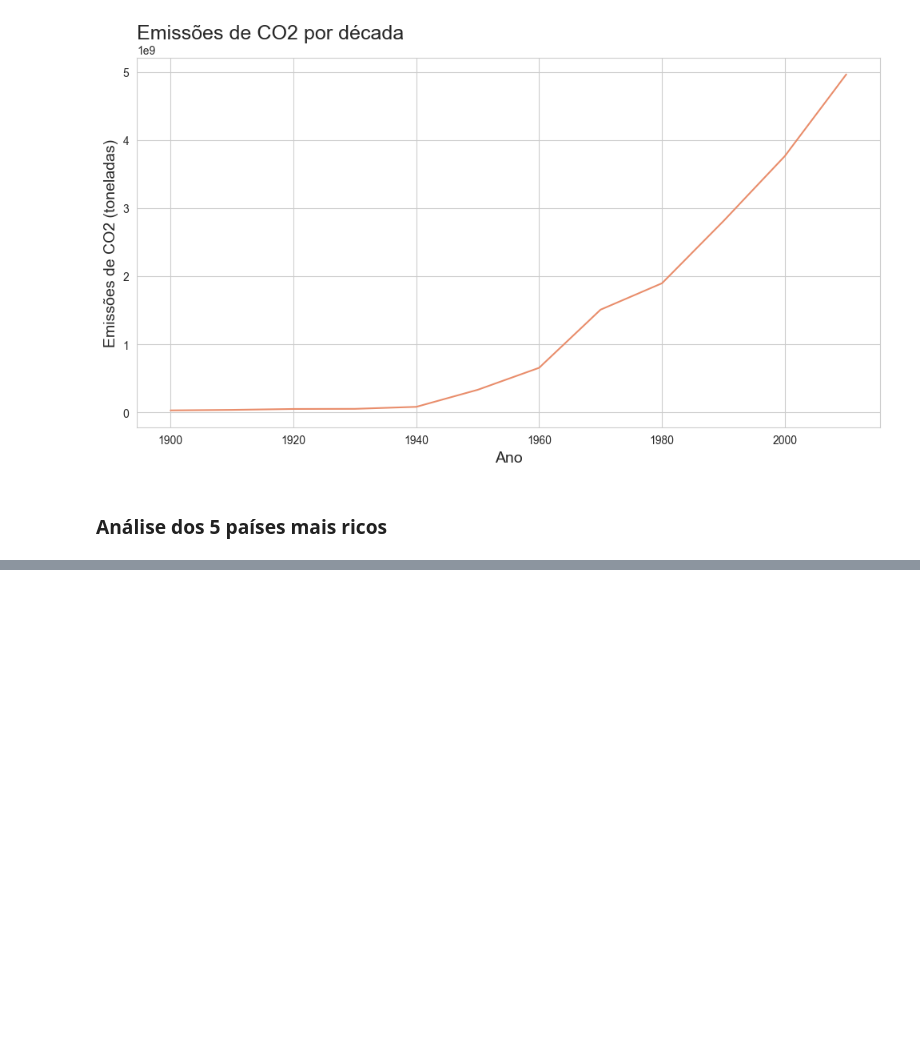
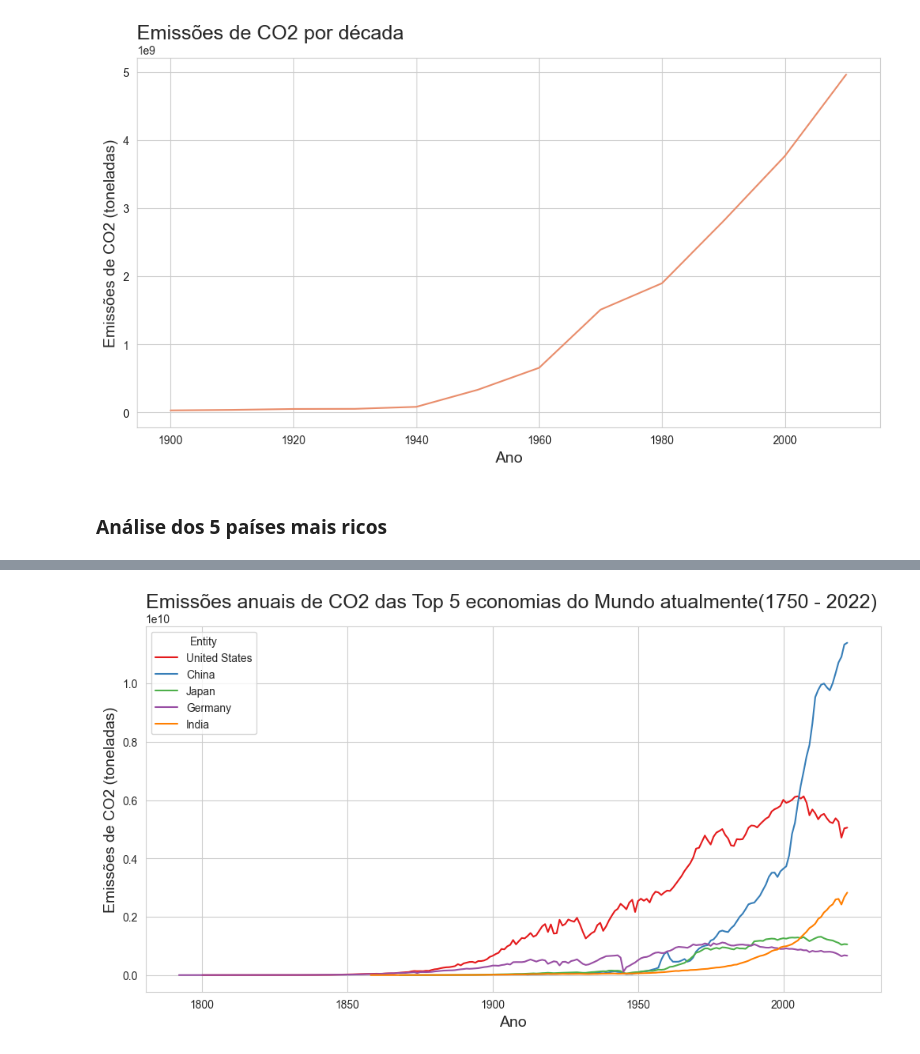
Before and after one commit to TiagoCNO/historical-carbon-emissions-analysis, a Jupyter notebook: historical_analysis_carbon_emissions.ipynb, the cells around one changed output, grey strips where cells are left out. Saved outputs shown, nothing was run; the diff lists cells and outputs as text; code cells hidden in the pictures; blank space fills up the shorter version.

Commit message:
feat: Função para DataFrame seletivo e análise top 5 economias

```diff
--- a/historical_analysis_carbon_emissions.ipynb
+++ b/historical_analysis_carbon_emissions.ipynb
@@ -79,6 +79,25 @@ def valida_paises(lista):
             print(f'O país {pais} não consta na base de dados')
 
     return paises_validados
+# %%
+#Cria um DataFrame com todos os países desejados
+def criando_dataframe_seletivo(lista2):
+    # Cria um Dataframe vazio para o concat()
+    df_agrupado = pd.DataFrame()
+    # Prepara a lista utilizado no concat() já com o DataFrame inicial
+    lista_dataframes = [df_agrupado]
+
+    # Realiza a iteração de cara item na lista de países
+    for item in lista2:
+        # Seleciona o país, cria um DataFrame com os valores
+        a = (df[df['Entity'] == item])
+        a = pd.DataFrame(a)
+        # Adiciona o DataFrama na lista do concat()
+        lista_dataframes.append(a)
+        # Concatena os DataFrames
+        df_agrupado = pd.concat(lista_dataframes)
+
+    return df_agrupado
 # %% [markdown]
 ### Análise dados do Brasil
 # %%
@@ -248,0 +264,4 @@ df_top_five = df[df['Entity'] == '']
+# %%
+paises_desejados = ['United States', 'China', 'Japan', 'Germany', 'India']
+
+top_five = valida_paises(paises_desejados)
@@ -248,0 +274,4 @@ df_top_five = df[df['Entity'] == '']
+# %%
+df_top_five = criando_dataframe_seletivo(top_five)   # type: ignore
+df_top_five.reset_index(inplace= True, drop= True)
+df_top_five
@@ -248,0 +304,17 @@ df_top_five = df[df['Entity'] == '']
+# %%
+# Coloca a Paleta do gráfico
+sns.set_palette('Set1')
+#Adiciona uma grid a imagem
+sns.set_style('whitegrid')
+# Mesmo gráfico no Seaborn
+ax = sns.lineplot(x= 'Year', y= 'Annual CO2 emissions (ton)', hue= 'Entity', data= df_top_five)
+# Define o tamanho da imagem
+ax.figure.set_size_inches(12, 6)
+# Cria título e legendas
+ax.set_title('Emissões anuais de CO2 das Top 5 economias do Mundo atualmente(1750 - 2022)', loc= 'left', fontsize= 18)
+ax.set_xlabel('Ano', fontsize= 14)
+ax.set_ylabel('Emissões de CO2 (toneladas)', fontsize= 14)
+# Retira texto acima da imagem
+ax = ax
+# %% [output]
+[figure, added]
```
Also changed, not shown: parts of 8 cells of this notebook.
